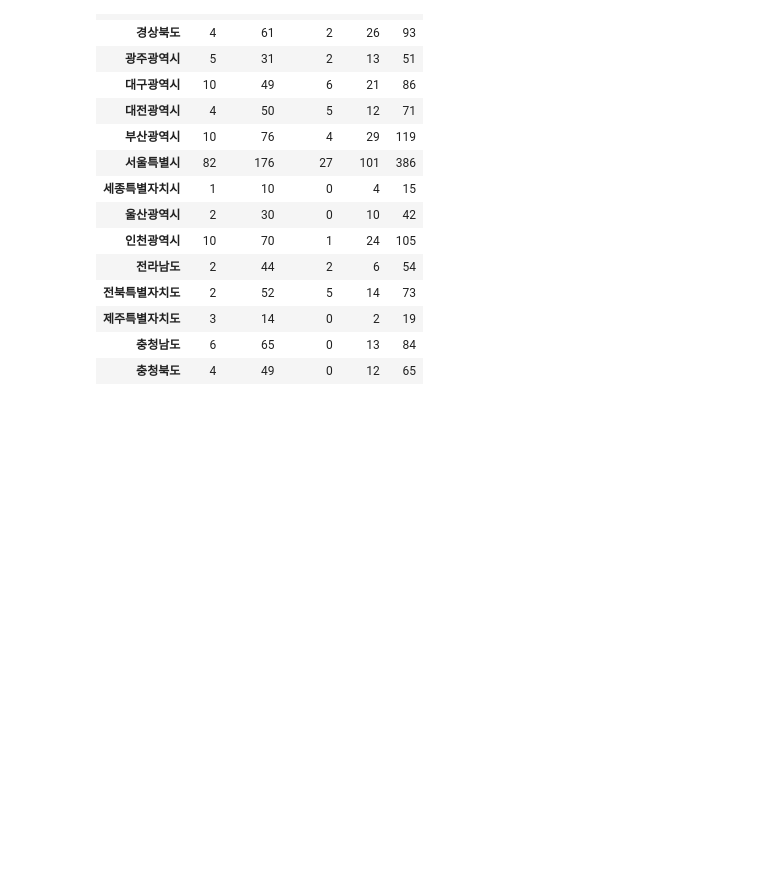
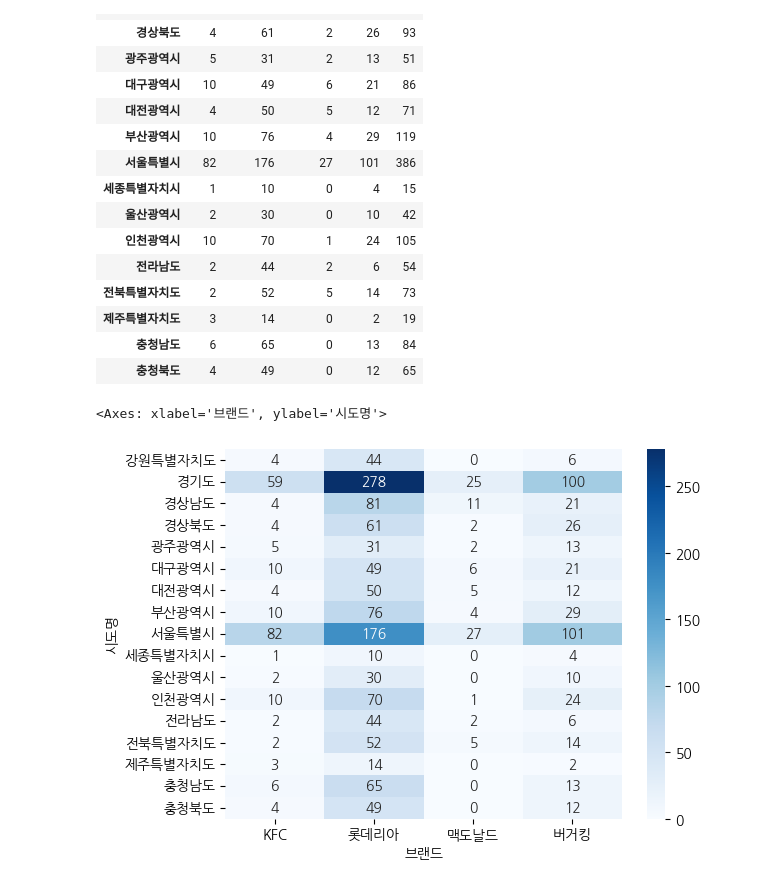
Before and after one commit to Song-Juntae/data_analysis, a Jupyter notebook: 상가정보/버거지수.ipynb, the cells around one changed output. Drawn from its saved outputs; the diff is of its cells as text; code cells hidden in the pictures; blank space fills up the shorter version.

```diff
--- a/상가정보/버거지수.ipynb
+++ b/상가정보/버거지수.ipynb
@@ -7,8 +7,9 @@ import matplotlib.pyplot as plt
 import matplotlib.font_manager as fm
 
 font_path = '/usr/share/fonts/truetype/nanum/NanumGothic.ttf'
+fm.fontManager.addfont(font_path)
 font_name = fm.FontProperties(fname=font_path).get_name()
-plt.rc('font', family=font_name)
+plt.rcParams['font.family'] = font_name
 plt.rcParams['axes.unicode_minus'] = False
 
 import seaborn as sns
@@ -314,3 +313,8 @@ df_skorea
 | 제주특별자치도 | 3 | 14 | 0 | 2 | 19 |
 | 충청남도 | 6 | 65 | 0 | 13 | 84 |
 | 충청북도 | 4 | 49 | 0 | 12 | 65 |
+# %%
+sns.heatmap(df_skorea.iloc[:, :4], annot=True, cmap="Blues", fmt=".0f")
+# %% [output]
+<Axes: xlabel='브랜드', ylabel='시도명'>
+[figure, added]
```
Also changed, not shown: parts of 4 cells of this notebook.
